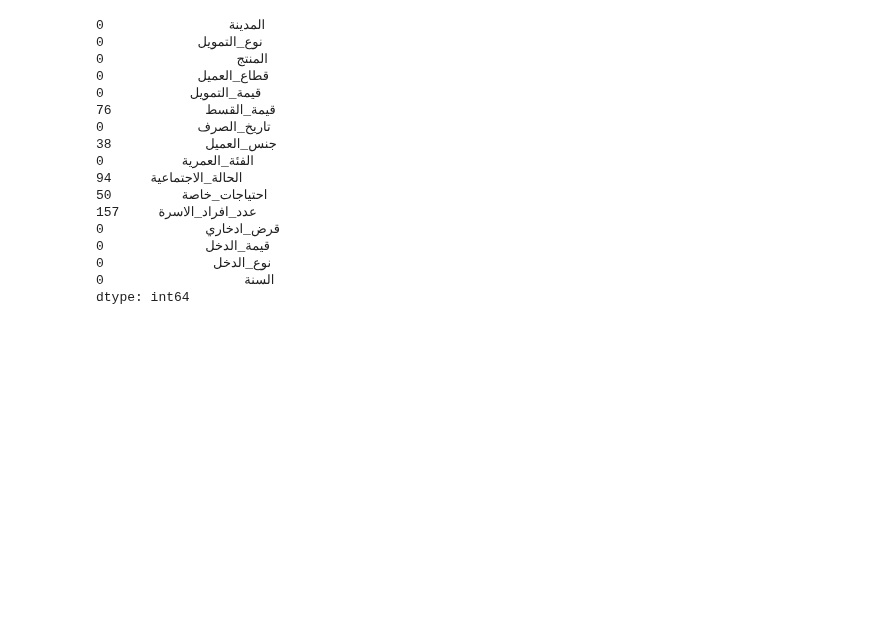
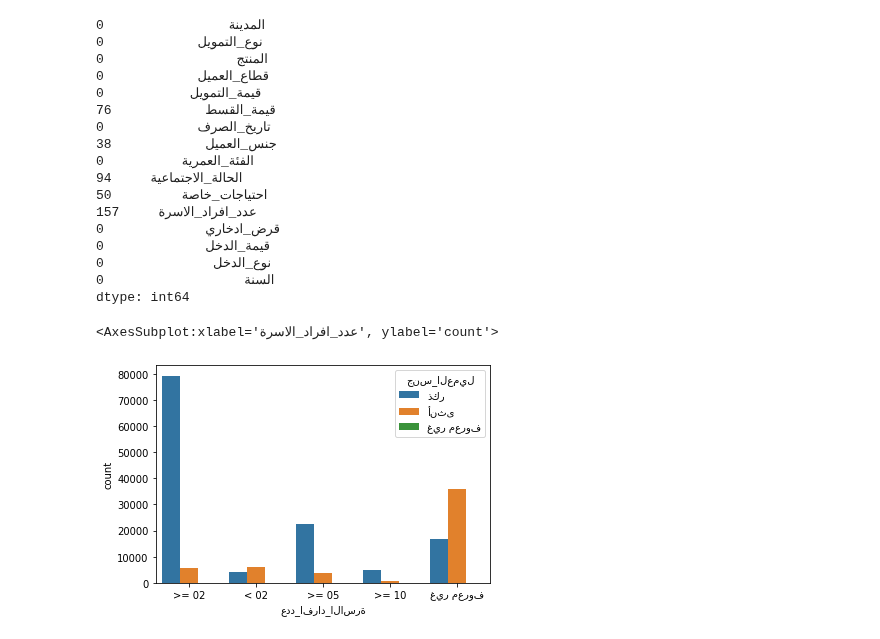
Before and after one commit to aeprogress/gov_banking_eda, a Jupyter notebook: src/sara_eda.ipynb, the cells around one changed output. Saved outputs shown, nothing was run; the diff lists cells and outputs as text; code cells hidden in the pictures; blank space fills up the shorter version.

```diff
--- a/src/sara_eda.ipynb
+++ b/src/sara_eda.ipynb
@@ -176,0 +236,8 @@ dtype: int64
+# %%
+import seaborn as sns
+sns.countplot(x=data['عدد_افراد_الاسرة'], hue=data['جنس_العميل'])  # color code by marital status
+# عدد افراد الاسرة وقرض الاسرة
+# اغلب العملاء يكونون ذكور اذا كان عدد افراد الاسرة ما بين ٢-٤
+# %% [output]
+<AxesSubplot:xlabel='عدد_افراد_الاسرة', ylabel='count'>
+[figure, added]
```
Also changed, not shown: parts of 22 cells of this notebook.
